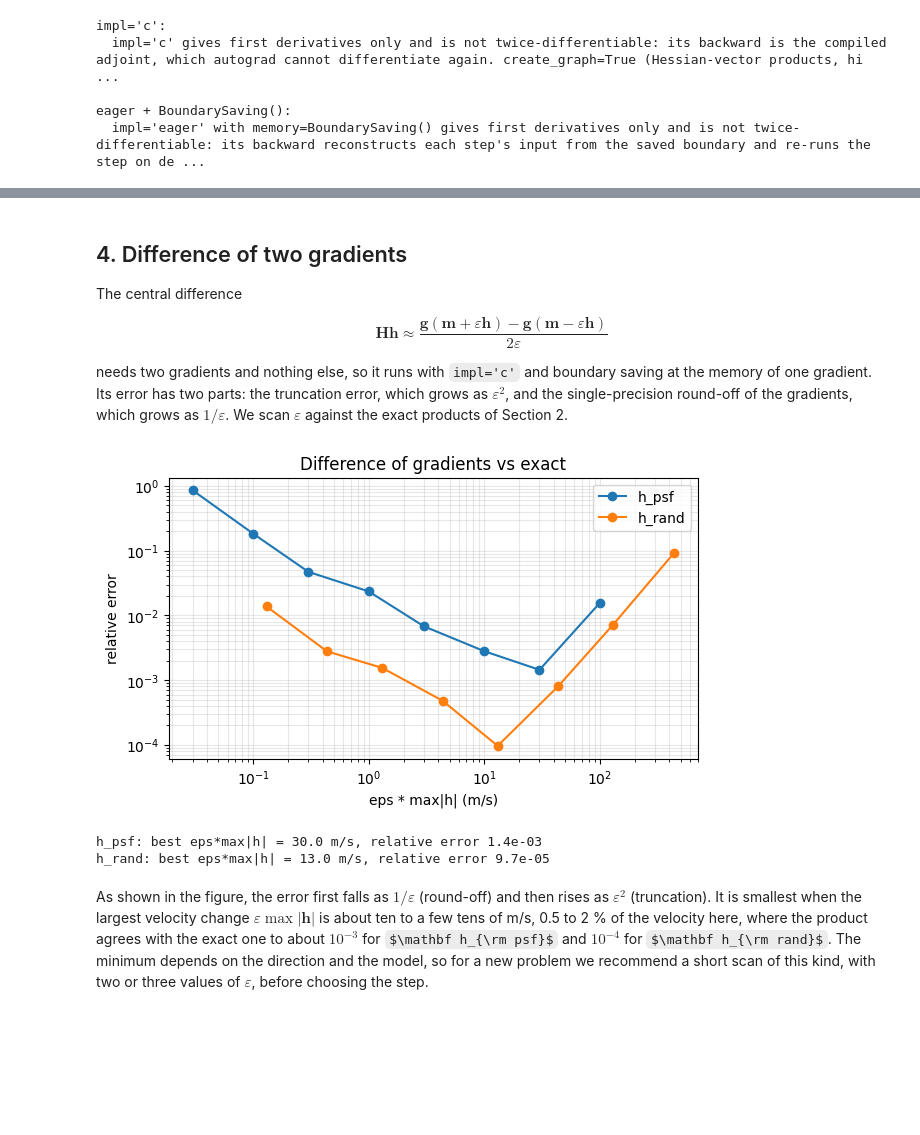
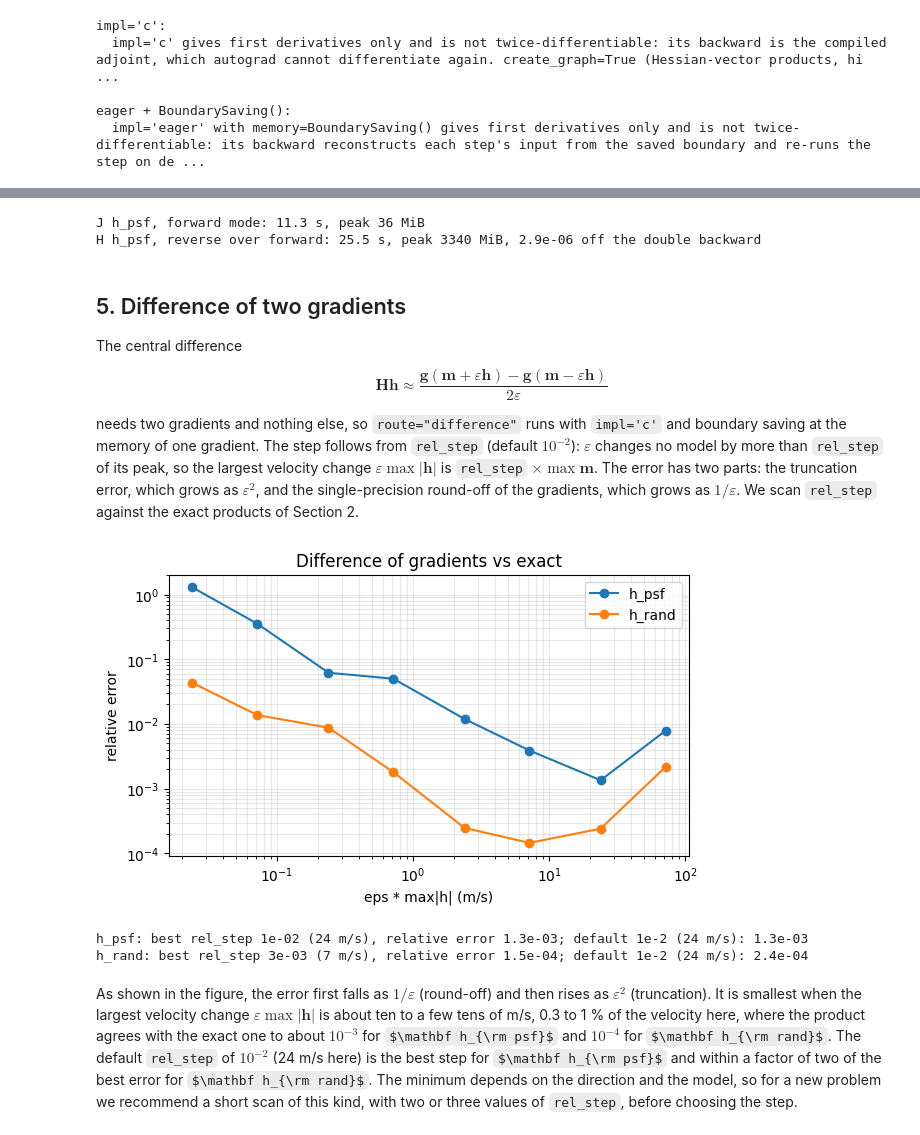
Before and after one commit to DeepWave-KAUST/sweep, a Jupyter notebook: docs/notebooks/46_hessian_vector_product.ipynb, the cells around one changed output, grey strips where cells are left out. Saved outputs shown, nothing was run; the diff lists cells and outputs as text; code cells hidden in the pictures; some formulas as TeX source; blank space fills up the shorter version.

Commit message:
docs(nb46): sweep.autodiff routes, forward mode, batched full Hessian
Re-run on a V100; the skill's Hessian timings follow the batched commit.

```diff
--- a/docs/notebooks/46_hessian_vector_product.ipynb
+++ b/docs/notebooks/46_hessian_vector_product.ipynb
@@ -89,13 +101,20 @@ with torch.no_grad():
 print("observed data (shots, nt, receivers, 1):", tuple(d_obs.shape))
 
 
-def misfit(prop, m):
-    return 0.5 * ((prop(w, sources, receivers, models=[m]) - d_obs) ** 2).sum()
+def loss(d):
+    return 0.5 * ((d - d_obs) ** 2).sum()
 
 
-def gradient(prop, m):
-    m = m.clone().requires_grad_(True)
-    return torch.autograd.grad(misfit(prop, m), m)[0]
+def misfit(prop, m):
+    return loss(prop(w, sources, receivers, models=[m]))
+
+
+def hvp(prop, h, **kw):
+    # H h of the misfit at m0 along h
+    return hessian_vector_product(prop, w, sources, receivers, [m0], [h], loss, **kw)[0]
+
+
+rel = lambda a_, b_: float((a_ - b_).norm() / b_.norm())
 # %% [output]
 observed data (shots, nt, receivers, 1): (4, 1000, 98, 1)
 # %% [markdown]
@@ -195,44 +236,54 @@ eager + BoundarySaving():
+# %%
+(_, jh_exact), sec, mib = measure(
+    lambda: jacobian_vector_product(eager, w, sources, receivers, [m0], [h_psf], route="forward"))
+print(f"J h_psf, forward mode: {sec:.1f} s, peak {mib:.0f} MiB")
+(hv_forward,), sec, mib = measure(lambda: [hvp(eager, h_psf, route="forward")])
+cost["reverse over forward"] = (sec, mib)
+print(f"H h_psf, reverse over forward: {sec:.1f} s, peak {mib:.0f} MiB, "
+      f"{rel(hv_forward, hv_exact['psf']):.1e} off the double backward")
+(gn_exact,) = gauss_newton_vector_product(eager, w, sources, receivers, [m0], [h_psf], loss, route="forward")
+# %% [output]
+J h_psf, forward mode: 11.3 s, peak 36 MiB
+H h_psf, reverse over forward: 25.5 s, peak 3340 MiB, 2.9e-06 off the double backward
 # %% [markdown]
-## 4. Difference of two gradients
+## 5. Difference of two gradients
 
 The central difference
 
 $$\mathbf H\mathbf h\approx\frac{\mathbf g(\mathbf m+\varepsilon\mathbf h)-\mathbf g(\mathbf m-\varepsilon\mathbf h)}{2\varepsilon}$$
 
-needs two gradients and nothing else, so it runs with `impl='c'` and boundary saving at the memory of
-one gradient. Its error has two parts: the truncation error, which grows as $\varepsilon^2$, and the
-single-precision round-off of the gradients, which grows as $1/\varepsilon$. We scan $\varepsilon$ against
-the exact products of Section 2.
+needs two gradients and nothing else, so `route="difference"` runs with `impl='c'` and boundary
+saving at the memory of one gradient. The step follows from `rel_step` (default $10^{-2}$):
+$\varepsilon$ changes no model by more than `rel_step` of its peak, so the largest velocity change
+$\varepsilon\max|\mathbf h|$ is `rel_step` $\times\max\mathbf m$. The error has two parts: the truncation
+error, which grows as $\varepsilon^2$, and the single-precision round-off of the gradients, which grows
+as $1/\varepsilon$. We scan `rel_step` against the exact products of Section 2.
 # %%
-def hv_difference(h, eps, prop=c_bs):
-    return (gradient(prop, m0 + eps * h) - gradient(prop, m0 - eps * h)) / (2 * eps)
-
-
-rel = lambda a_, b_: float((a_ - b_).norm() / b_.norm())
-eps_scan = [0.03, 0.1, 0.3, 1.0, 3.0, 10.0, 30.0, 100.0]
-errors = {name: [rel(hv_difference(h, e), hv_exact[name]) for e in eps_scan]
+steps = [1e-5, 3e-5, 1e-4, 3e-4, 1e-3, 3e-3, 1e-2, 3e-2]
+errors = {name: [rel(hvp(c_bs, h, route="difference", rel_step=s), hv_exact[name]) for s in steps]
           for name, h in [("psf", h_psf), ("rand", h_rand)]}
+vpeak = float(m0.max())
 
 fig, ax = plt.subplots(figsize=(6, 3.6), constrained_layout=True)
-for name, h in [("psf", h_psf), ("rand", h_rand)]:
-    dv = [e * float(h.abs().max()) for e in eps_scan]          # largest velocity change, m/s
-    ax.loglog(dv, errors[name], "o-", label=f"h_{name}")
+for name in errors:
+    ax.loglog([s * vpeak for s in steps], errors[name], "o-", label=f"h_{name}")
 ax.set_xlabel("eps * max|h| (m/s)"); ax.set_ylabel("relative error")
 ax.set_title("Difference of gradients vs exact"); ax.grid(True, which="both", alpha=0.3); ax.legend()
 plt.show()
 for name in errors:
     best = int(np.argmin(errors[name]))
-    print(f"h_{name}: best eps*max|h| = {eps_scan[best] * float(dict(psf=h_psf, rand=h_rand)[name].abs().max()):.1f} m/s,"
-          f" relative error {errors[name][best]:.1e}")
+    print(f"h_{name}: best rel_step {steps[best]:.0e} ({steps[best] * vpeak:.0f} m/s), relative error "
+          f"{errors[name][best]:.1e}; default 1e-2 ({1e-2 * vpeak:.0f} m/s): {errors[name][steps.index(1e-2)]:.1e}")
 # %% [output]
-[figure, old version]
+[figure, new version]
-h_psf: best eps*max|h| = 30.0 m/s, relative error 1.4e-03
-h_rand: best eps*max|h| = 13.0 m/s, relative error 9.7e-05
+h_psf: best rel_step 1e-02 (24 m/s), relative error 1.3e-03; default 1e-2 (24 m/s): 1.3e-03
+h_rand: best rel_step 3e-03 (7 m/s), relative error 1.5e-04; default 1e-2 (24 m/s): 2.4e-04
 # %% [markdown]
 As shown in the figure, the error first falls as $1/\varepsilon$ (round-off) and then rises as $\varepsilon^2$
 (truncation). It is smallest when the largest velocity change $\varepsilon\max|\mathbf h|$ is about ten to a few
-tens of m/s, 0.5 to 2 % of the velocity here, where the product agrees with the exact one to about
-$10^{-3}$ for $\mathbf h_{\rm psf}$ and $10^{-4}$ for $\mathbf h_{\rm rand}$. The minimum depends on the direction and the
-model, so for a new problem we recommend a short scan of this kind, with two or three values of
-$\varepsilon$, before choosing the step.
+tens of m/s, 0.3 to 1 % of the velocity here, where the product agrees with the exact one to about
+$10^{-3}$ for $\mathbf h_{\rm psf}$ and $10^{-4}$ for $\mathbf h_{\rm rand}$. The default `rel_step` of $10^{-2}$
+(24 m/s here) is the best step for $\mathbf h_{\rm psf}$ and within a factor of two of the best error for
+$\mathbf h_{\rm rand}$. The minimum depends on the direction and the model, so for a new problem we
+recommend a short scan of this kind, with two or three values of `rel_step`, before choosing the step.
 # %% [markdown]
```
Also changed, not shown: parts of 24 cells of this notebook, 5 other files.
